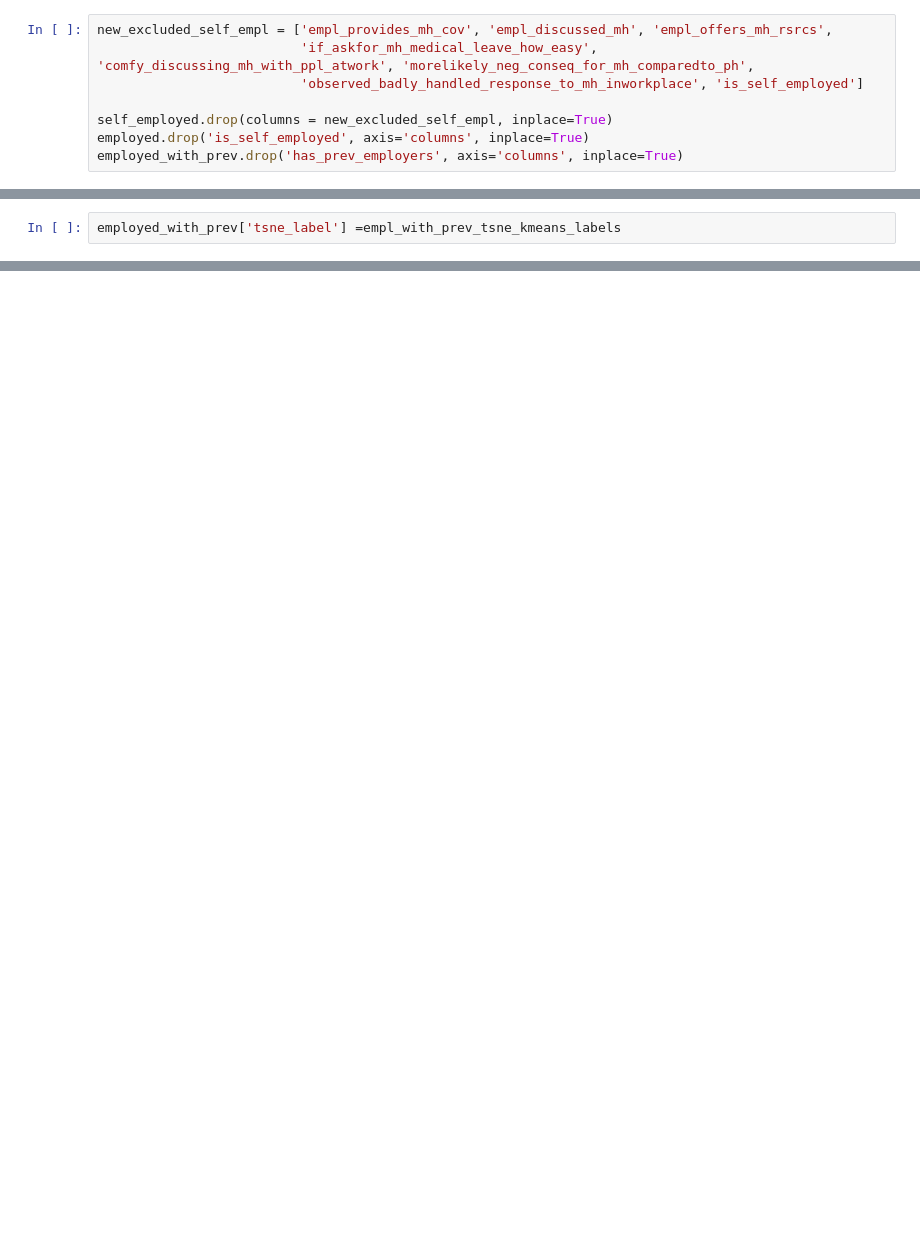
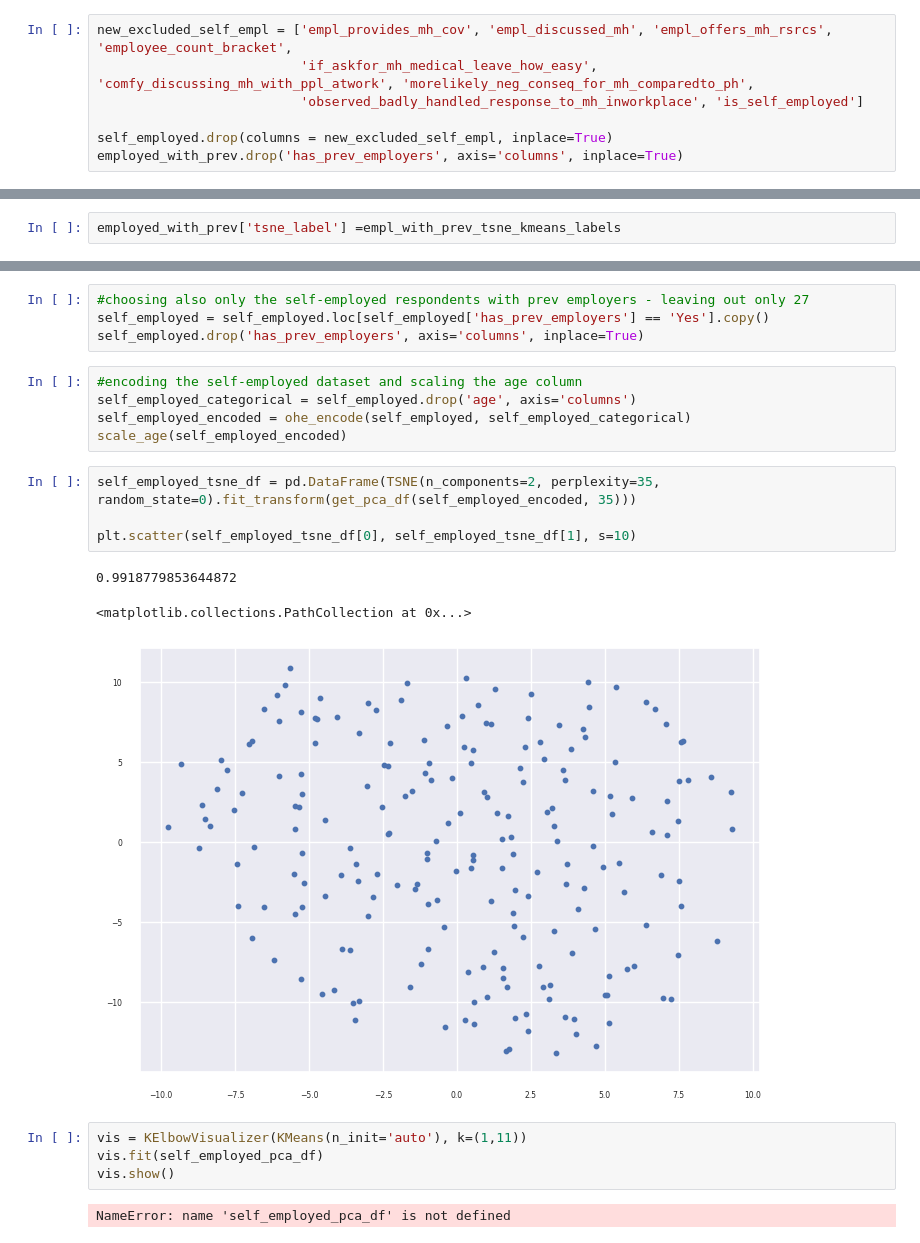
Before and after one commit to kasvoy/KaggleLearning, a Jupyter notebook: mental_health/mental_health.ipynb, the cells around one changed output, grey strips where cells are left out. Drawn from its saved outputs; the diff is of its cells as text; blank space fills up the shorter version.

```diff
--- a/mental_health/mental_health.ipynb
+++ b/mental_health/mental_health.ipynb
@@ -311,10 +382,9 @@ df
 # %%
-new_excluded_self_empl = ['empl_provides_mh_cov', 'empl_discussed_mh', 'empl_offers_mh_rsrcs',
+new_excluded_self_empl = ['empl_provides_mh_cov', 'empl_discussed_mh', 'empl_offers_mh_rsrcs', 'employee_count_bracket',
                           'if_askfor_mh_medical_leave_how_easy', 'comfy_discussing_mh_with_ppl_atwork', 'morelikely_neg_conseq_for_mh_comparedto_ph',
                           'observed_badly_handled_response_to_mh_inworkplace', 'is_self_employed']
 
 self_employed.drop(columns = new_excluded_self_empl, inplace=True)
-employed.drop('is_self_employed', axis='columns', inplace=True)
 employed_with_prev.drop('has_prev_employers', axis='columns', inplace=True)
 # %%
 employed
@@ -483 +727,24 @@ show_clustering_scores(employed_with_prev_varselected_pca_df, agg_prev_labels)
+# %%
+#choosing also only the self-employed respondents with prev employers - leaving out only 27
+self_employed = self_employed.loc[self_employed['has_prev_employers'] == 'Yes'].copy()
+self_employed.drop('has_prev_employers', axis='columns', inplace=True)
+# %%
+#encoding the self-employed dataset and scaling the age column
+self_employed_categorical = self_employed.drop('age', axis='columns')
+self_employed_encoded = ohe_encode(self_employed, self_employed_categorical)
+scale_age(self_employed_encoded)
+# %%
+self_employed_tsne_df = pd.DataFrame(TSNE(n_components=2, perplexity=35, random_state=0).fit_transform(get_pca_df(self_employed_encoded, 35)))
+
+plt.scatter(self_employed_tsne_df[0], self_employed_tsne_df[1], s=10)
+# %% [output]
+0.9918779853644872
+<matplotlib.collections.PathCollection at 0x...>
+[figure, added]
+# %%
+vis = KElbowVisualizer(KMeans(n_init='auto'), k=(1,11))
+vis.fit(self_employed_pca_df)
+vis.show()
+# %% [output]
+NameError: name 'self_employed_pca_df' is not defined
 # %%
```
Also changed, not shown: parts of 56 cells of this notebook.
